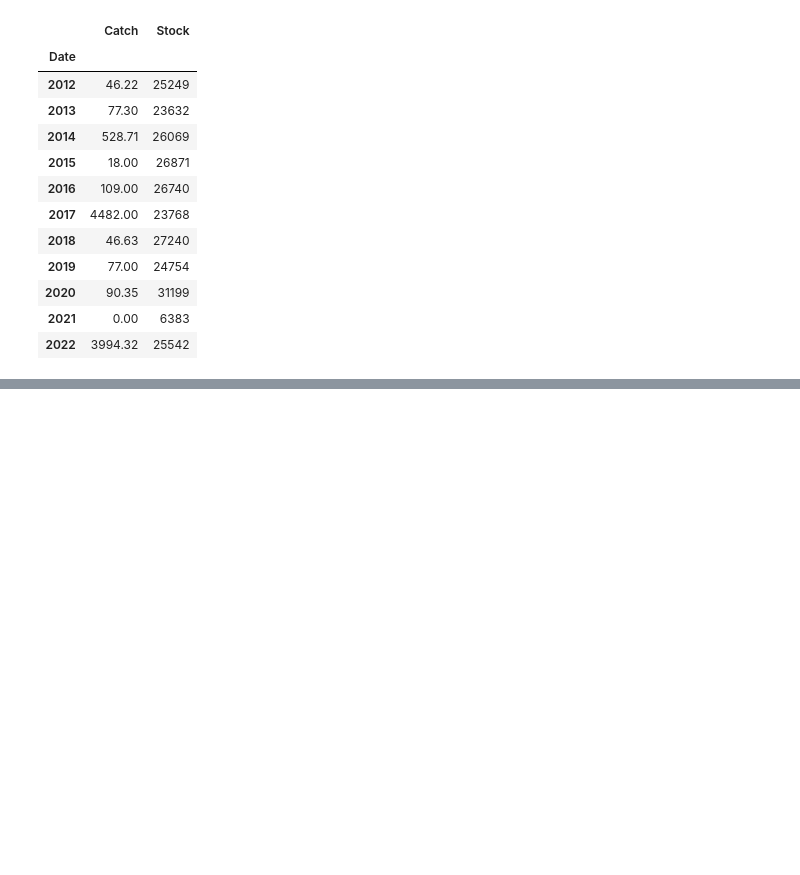
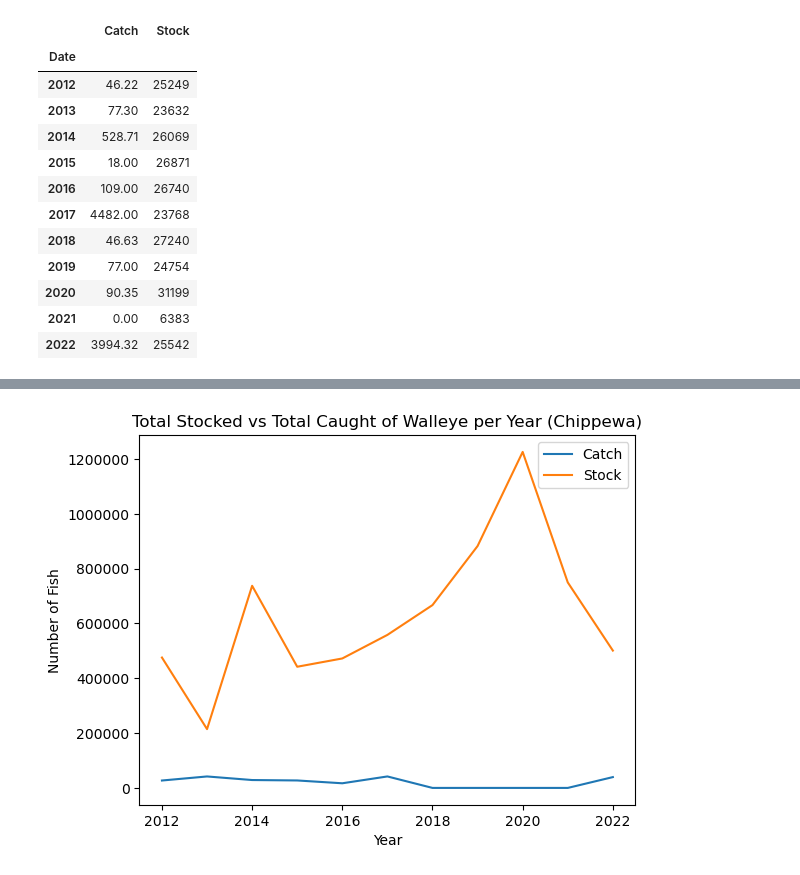
Before and after one commit to jules-krohn/Project1_Group7, a Jupyter notebook: FishingDataCode 1.ipynb, the cells around one changed output, grey strips where cells are left out. Saved outputs shown, nothing was run; the diff lists cells and outputs as text; code cells hidden in the pictures; blank space fills up the shorter version.

```diff
--- a/FishingDataCode 1.ipynb
+++ b/FishingDataCode 1.ipynb
@@ -308,0 +299,11 @@ SyntaxError: iterable argument unpacking follows keyword argument unpacking (281
+# %%
+wal_total1.plot.line()
+plt.xlabel('Year')
+plt.ylabel('Number of Fish')
+plt.title('Total Stocked vs Total Caught of Walleye per Year (Chippewa)')
+current_values = plt.gca().get_yticks()
+plt.gca().set_yticklabels(['{:.0f}'.format(x) for x in current_values])
+plt.savefig('WCC1.png')
+plt.show()
+# %% [output]
+[figure, added]
```
Also changed, not shown: parts of 3 cells of this notebook, 1 other file.
